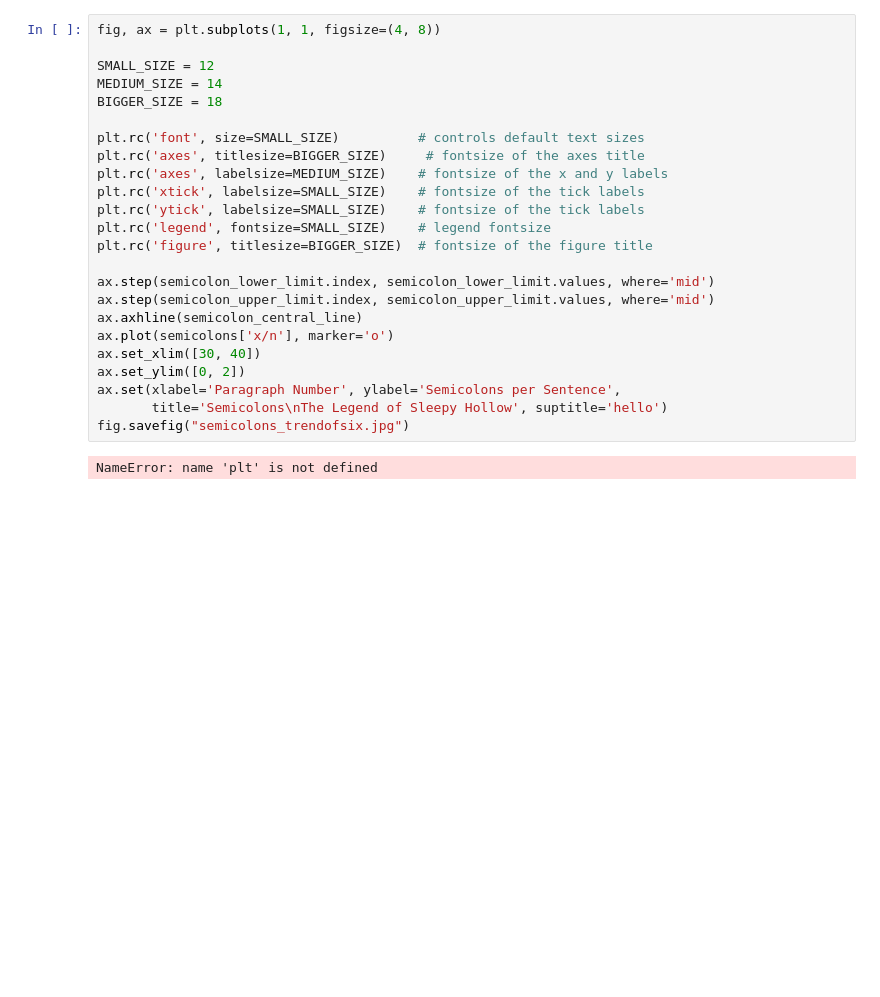
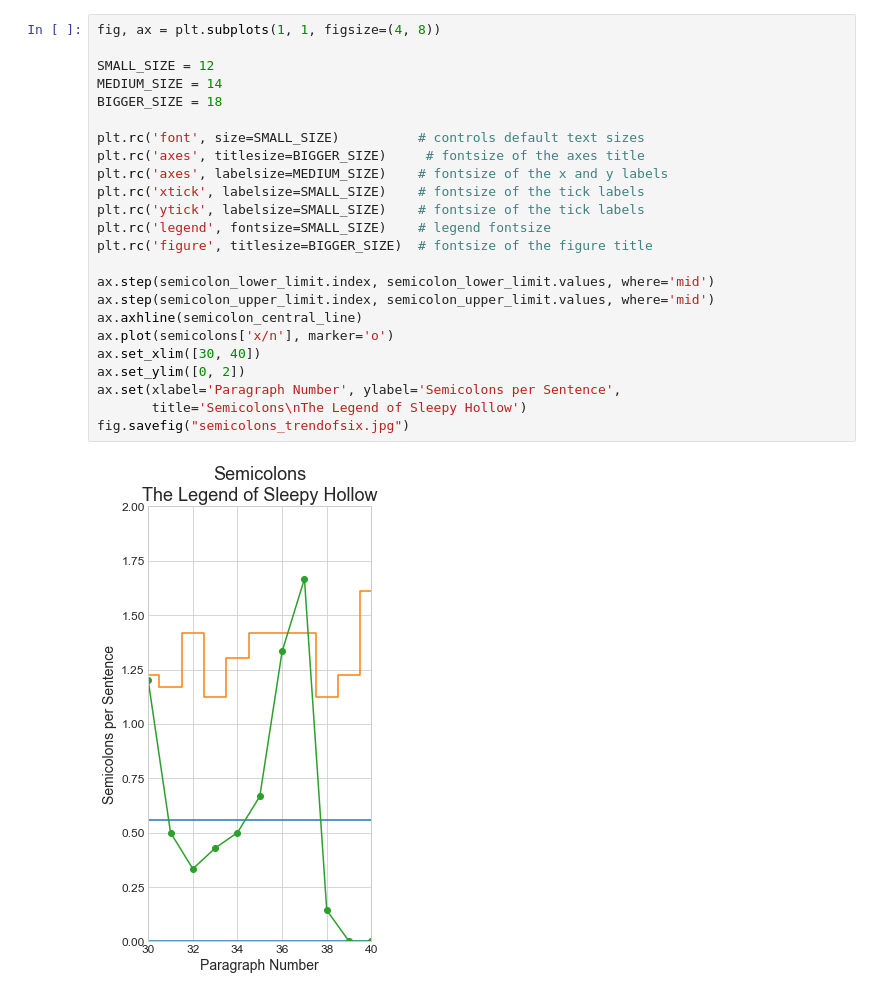
Before and after one commit to peterjmartinson/control-charts, a Jupyter notebook: Notebooks/SleepyHollow_Analysis.ipynb, the cells around one changed output. Cells and saved outputs as stored; diff of their text form; blank space fills up the shorter version.

```diff
--- a/Notebooks/SleepyHollow_Analysis.ipynb
+++ b/Notebooks/SleepyHollow_Analysis.ipynb
@@ -67,29 +65,29 @@ fig.savefig("semicolons.jpg")
 # %%
 fig, ax = plt.subplots(1, 1, figsize=(4, 8))
 
 SMALL_SIZE = 12
 MEDIUM_SIZE = 14
 BIGGER_SIZE = 18
 
 plt.rc('font', size=SMALL_SIZE)          # controls default text sizes
 plt.rc('axes', titlesize=BIGGER_SIZE)     # fontsize of the axes title
 plt.rc('axes', labelsize=MEDIUM_SIZE)    # fontsize of the x and y labels
 plt.rc('xtick', labelsize=SMALL_SIZE)    # fontsize of the tick labels
 plt.rc('ytick', labelsize=SMALL_SIZE)    # fontsize of the tick labels
 plt.rc('legend', fontsize=SMALL_SIZE)    # legend fontsize
 plt.rc('figure', titlesize=BIGGER_SIZE)  # fontsize of the figure title
 
 ax.step(semicolon_lower_limit.index, semicolon_lower_limit.values, where='mid')
 ax.step(semicolon_upper_limit.index, semicolon_upper_limit.values, where='mid')
 ax.axhline(semicolon_central_line)
 ax.plot(semicolons['x/n'], marker='o')
 ax.set_xlim([30, 40])
 ax.set_ylim([0, 2])
 ax.set(xlabel='Paragraph Number', ylabel='Semicolons per Sentence',
-       title='Semicolons\nThe Legend of Sleepy Hollow', suptitle='hello')
+       title='Semicolons\nThe Legend of Sleepy Hollow')
 fig.savefig("semicolons_trendofsix.jpg")
 # %% [output]
-NameError: name 'plt' is not defined
+[figure, added]
 # %%
 fig, ax = plt.subplots(1, 1, figsize=(8, 4))
 
```
Also changed, not shown: parts of 6 cells of this notebook.
